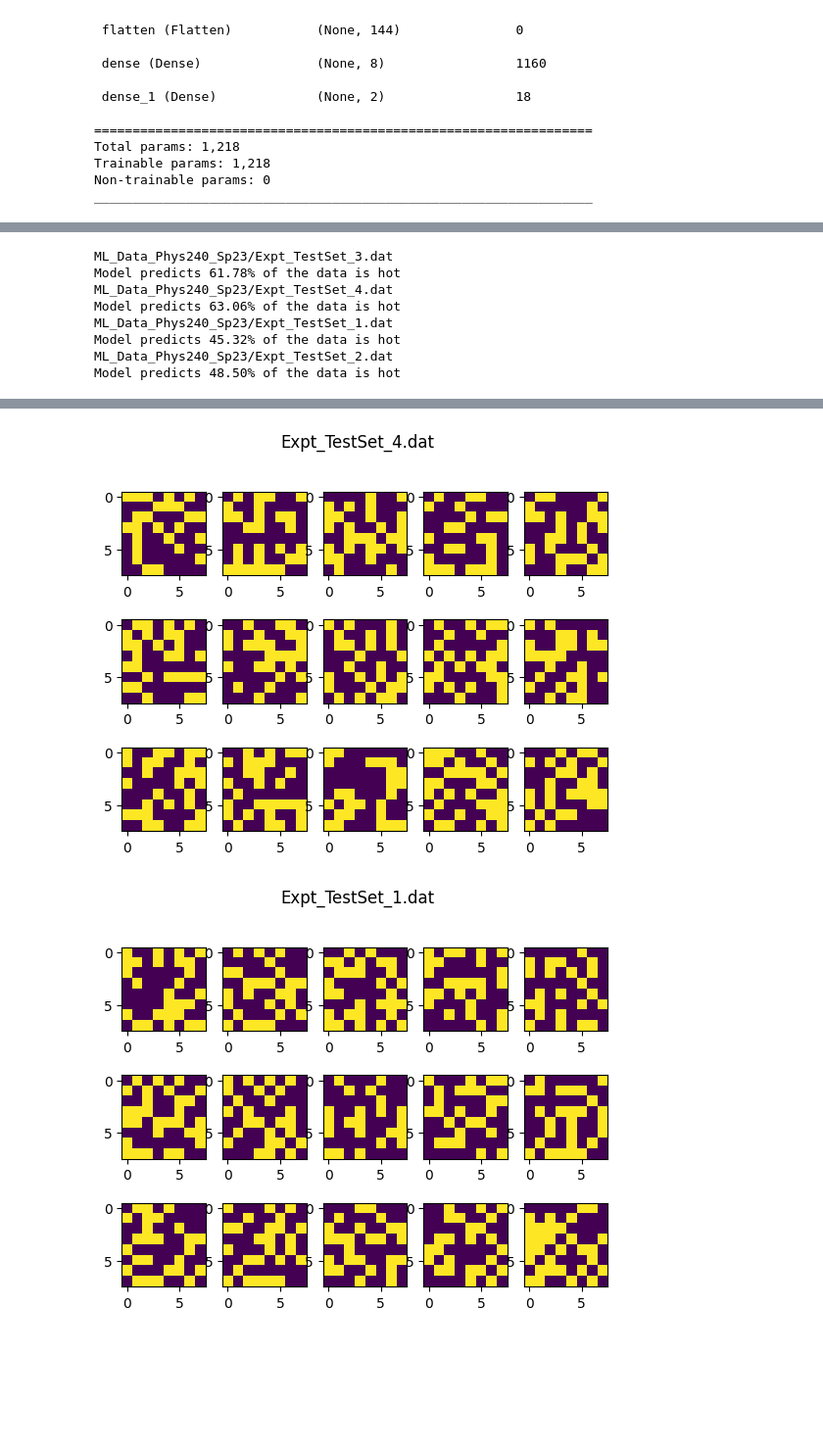
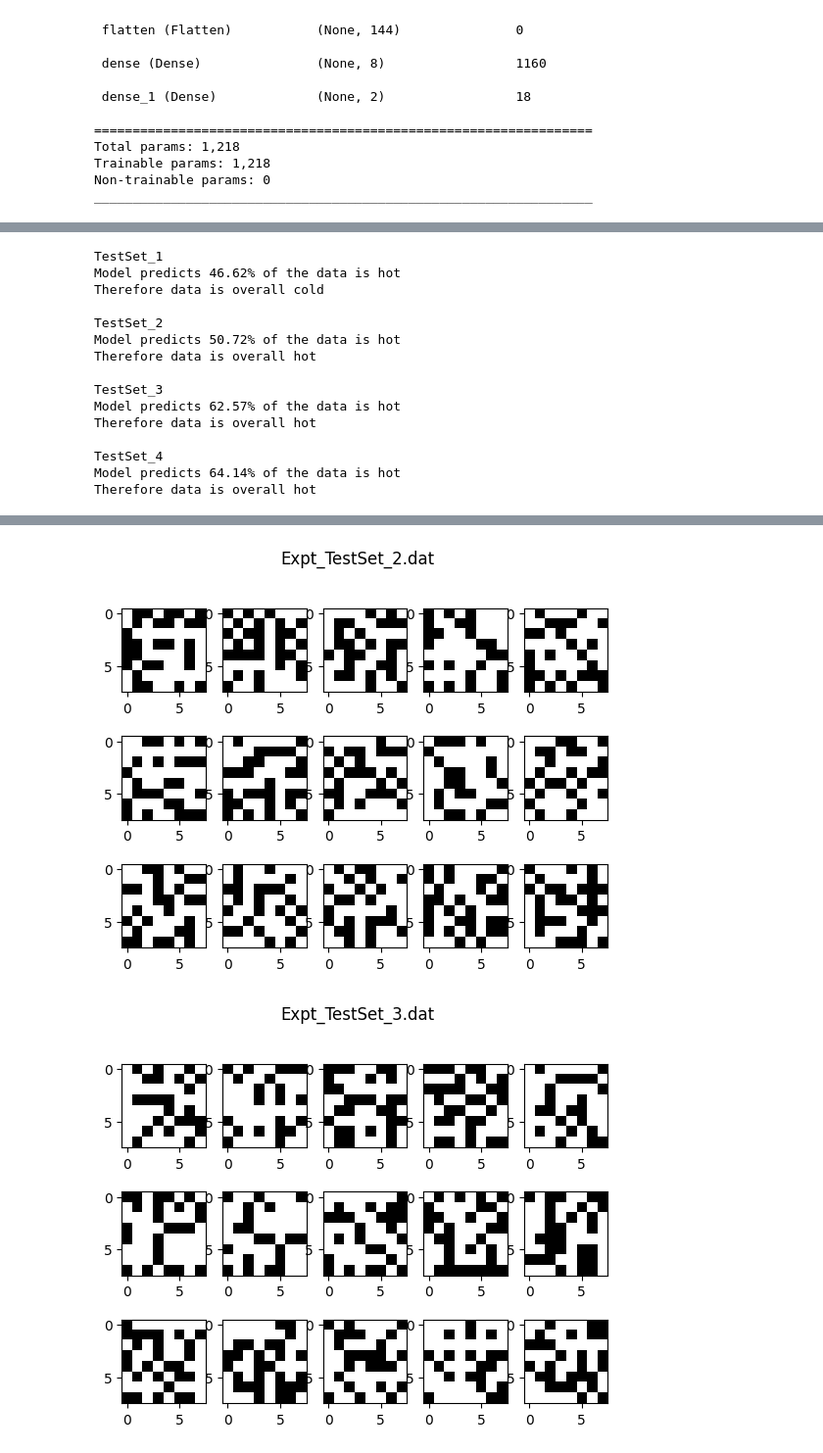
Before and after one commit to SushiSuperposition/ProfHurst_PHYS240_Sp23, a Jupyter notebook: Pruitt/In Class 11 - Alexi, Pranav, Jason.ipynb, the cells around one changed output, grey strips where cells are left out. Shown at 98% size. Cells and saved outputs as stored; diff of their text form; code cells hidden in the pictures; blank space fills up the shorter version.

```diff
--- a/Pruitt/In Class 11 - Alexi, Pranav, Jason.ipynb
+++ b/Pruitt/In Class 11 - Alexi, Pranav, Jason.ipynb
@@ -100,8 +114,14 @@ Non-trainable params: 0
 _________________________________________________________________
 # %%
 # model.compile(loss='mean_squared_error', optimizer='adam', metrics=['accuracy'])
-model.compile(loss='categorical_crossentropy', optimizer='adam', metrics=['accuracy'])
+model.compile(loss='categorical_crossentropy',
+              optimizer='adam',
+              metrics=['accuracy'])
 # %%
-history = model.fit(X_train, Y_train, validation_data = (X_test, Y_test),epochs=100, batch_size=100)
+history = model.fit(X_train,
+                    Y_train,
+                    validation_data=(X_test, Y_test),
+                    epochs=100,
+                    batch_size=100)
 # %% [output]
 Epoch 1/100
@@ -142,9 +173,9 @@ val_accuracy = history.history['val_accuracy']
 train_loss = history.history['loss']
 val_loss = history.history['val_loss']
 
-fig, ax = plt.subplots(nrows=2, ncols=1, figsize=(6, 5))
+fig, ax = plt.subplots(nrows=2, ncols=1, figsize=(8, 6))
 
-ax[0].set_title('Training Accuracy vs. Epochs')
+ax[0].set_title('Training/Validation Accuracy vs. Epochs')
 ax[0].plot(train_accuracy, '--', label='Train Accuracy')
 ax[0].plot(val_accuracy, '--', label='Validation Accuracy')
 ax[0].set_xlabel('Epochs')
@@ -158,7 +189,6 @@ ax[1].set_xlabel('Epochs')
 ax[1].set_ylabel('Loss')
 ax[1].legend(loc='best')
 
-
 plt.tight_layout()
 plt.show()
 # %% [output]
@@ -173,32 +199,49 @@ testData
 # %%
 def test_routine(expPath):
     exp = np.loadtxt(expPath)
-    exp = np.reshape(exp, (np.shape(exp)[0], 12, 12 , 1))
-#     exp = exp[:, 1:-1, 1:-1, :] # cut out bg - now 10,10
-    exp = exp[:, 2:-2, 2:-2, :] # cut out bg - now 8, 8
+    exp = np.reshape(exp, (np.shape(exp)[0], 12, 12, 1))
+    #     exp = exp[:, 1:-1, 1:-1, :] # cut out bg - now 10,10
+    exp = exp[:, 2:-2, 2:-2, :]  # cut out bg - now 8, 8
 
     fig, axs = plt.subplots(3, 5)
-    fig.suptitle(expPath.split('/')[1]) # or plt.suptitle('Main title')
+    fig.suptitle(expPath.split('/')[1])  # or plt.suptitle('Main title')
     for i, ax in enumerate(axs.flatten()):
-        ax.imshow(exp[i])
+        ax.imshow(exp[i], cmap='Greys')
 
     y_pred = model.predict(exp, verbose=0)
     np.sum(y_pred)
 
     probs = y_pred[:, 0] - y_pred[:, 1]
     hotInds = np.where(probs > 0)
-    percent = np.shape(hotInds)[-1]/np.shape(exp)[0]
+    percent = np.shape(hotInds)[-1] / np.shape(exp)[0]
     print(f'Model predicts {percent*100:.2f}% of the data is hot')
+    if percent * 100 > 50.0:
+        dist = 'hot'
+    else:
+        dist = 'cold'
+    print(f'Therefore data is overall {dist}')
 # %%
 for i, d in enumerate(testData):
-    print(d)
+
+    # access the relative path -- there are functions for this but oh well
+    name = d.split('/')[1]
+
+    print(f'\n{name[5:-4]}')
+
     test_routine(testData[i])
 # %% [output]
-ML_Data_Phys240_Sp23/Expt_TestSet_3.dat
-Model predicts 61.78% of the data is hot
-ML_Data_Phys240_Sp23/Expt_TestSet_4.dat
-Model predicts 63.06% of the data is hot
-ML_Data_Phys240_Sp23/Expt_TestSet_1.dat
-Model predicts 45.32% of the data is hot
-ML_Data_Phys240_Sp23/Expt_TestSet_2.dat
-Model predicts 48.50% of the data is hot
+TestSet_1
+Model predicts 46.62% of the data is hot
+Therefore data is overall cold
+
+TestSet_2
+Model predicts 50.72% of the data is hot
+Therefore data is overall hot
+
+TestSet_3
+Model predicts 62.57% of the data is hot
+Therefore data is overall hot
+
+TestSet_4
+Model predicts 64.14% of the data is hot
+Therefore data is overall hot
@@ -206,2 +249,2 @@ Model predicts 48.50% of the data is hot
-[figure, old version]
+[figure, new version]
-[figure, old version]
+[figure, new version]
```
Also changed, not shown: parts of 18 cells of this notebook, 4 other files.
